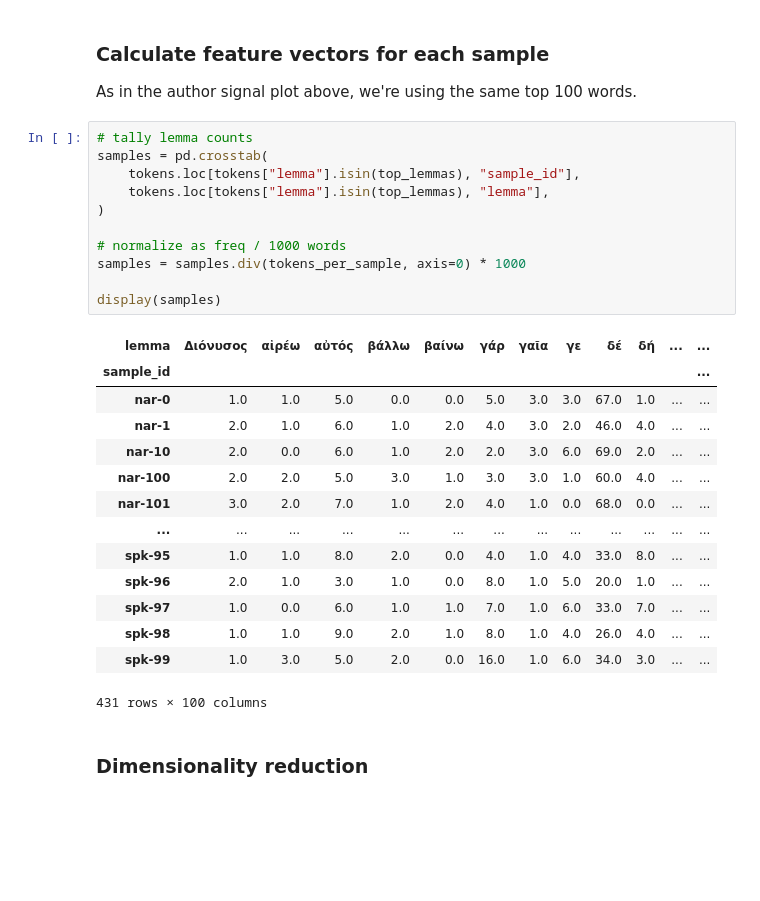
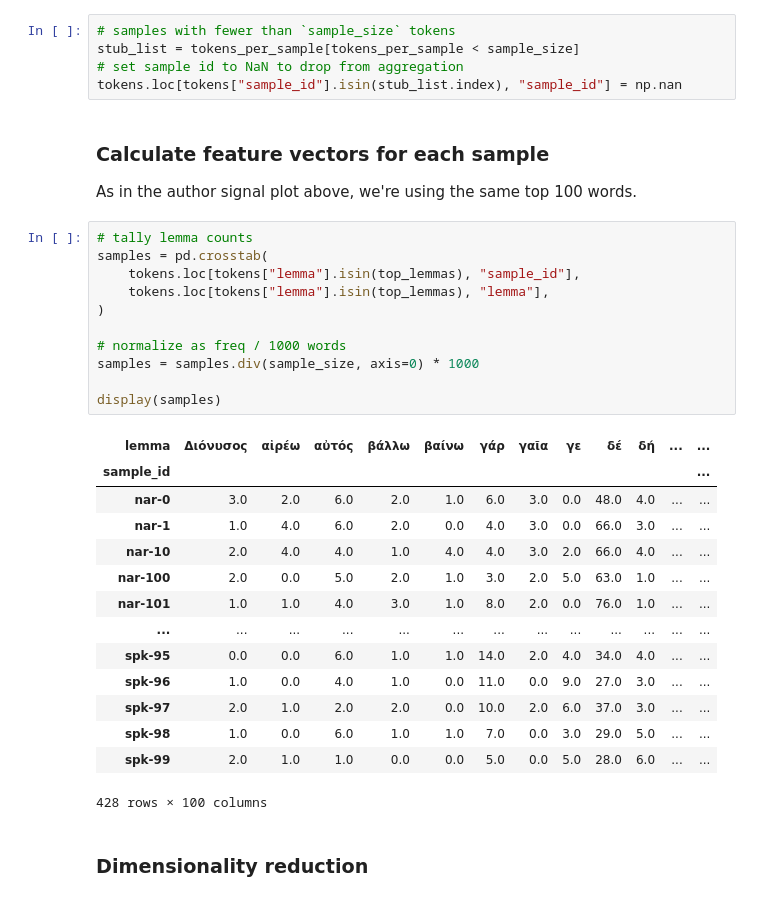
Before and after one commit to cwf2/ccc2026, a Jupyter notebook: 1 - Author and speech signal.ipynb, the cells around one changed output. Cells and saved outputs as stored; diff of their text form; blank space fills up the shorter version.

```diff
--- a/1 - Author and speech signal.ipynb
+++ b/1 - Author and speech signal.ipynb
@@ -215,3 +233,8 @@ sns.displot(tokens_per_sample)
+# %%
+# samples with fewer than `sample_size` tokens
+stub_list = tokens_per_sample[tokens_per_sample < sample_size]
+# set sample id to NaN to drop from aggregation
+tokens.loc[tokens["sample_id"].isin(stub_list.index), "sample_id"] = np.nan
 # %% [markdown]
 ### Calculate feature vectors for each sample
 
@@ -219,29 +242,29 @@ As in the author signal plot above, we're using the same top 100 words.
 # %%
 # tally lemma counts
 samples = pd.crosstab(
     tokens.loc[tokens["lemma"].isin(top_lemmas), "sample_id"],
     tokens.loc[tokens["lemma"].isin(top_lemmas), "lemma"],
 )
 
 # normalize as freq / 1000 words
-samples = samples.div(tokens_per_sample, axis=0) * 1000
+samples = samples.div(sample_size, axis=0) * 1000
 
 display(samples)
 # %% [output]
 | lemma | Διόνυσος | αἱρέω | αὐτός | βάλλω | βαίνω | γάρ | γαῖα | γε | δέ | δή | ... | ... |
 | sample_id |  |  |  |  |  |  |  |  |  |  |  | ... |
-| nar-0 | 1.0 | 1.0 | 5.0 | 0.0 | 0.0 | 5.0 | 3.0 | 3.0 | 67.0 | 1.0 | ... | ... |
-| nar-1 | 2.0 | 1.0 | 6.0 | 1.0 | 2.0 | 4.0 | 3.0 | 2.0 | 46.0 | 4.0 | ... | ... |
-| nar-10 | 2.0 | 0.0 | 6.0 | 1.0 | 2.0 | 2.0 | 3.0 | 6.0 | 69.0 | 2.0 | ... | ... |
-| nar-100 | 2.0 | 2.0 | 5.0 | 3.0 | 1.0 | 3.0 | 3.0 | 1.0 | 60.0 | 4.0 | ... | ... |
-| nar-101 | 3.0 | 2.0 | 7.0 | 1.0 | 2.0 | 4.0 | 1.0 | 0.0 | 68.0 | 0.0 | ... | ... |
+| nar-0 | 3.0 | 2.0 | 6.0 | 2.0 | 1.0 | 6.0 | 3.0 | 0.0 | 48.0 | 4.0 | ... | ... |
+| nar-1 | 1.0 | 4.0 | 6.0 | 2.0 | 0.0 | 4.0 | 3.0 | 0.0 | 66.0 | 3.0 | ... | ... |
+| nar-10 | 2.0 | 4.0 | 4.0 | 1.0 | 4.0 | 4.0 | 3.0 | 2.0 | 66.0 | 4.0 | ... | ... |
+| nar-100 | 2.0 | 0.0 | 5.0 | 2.0 | 1.0 | 3.0 | 2.0 | 5.0 | 63.0 | 1.0 | ... | ... |
+| nar-101 | 1.0 | 1.0 | 4.0 | 3.0 | 1.0 | 8.0 | 2.0 | 0.0 | 76.0 | 1.0 | ... | ... |
 | ... | ... | ... | ... | ... | ... | ... | ... | ... | ... | ... | ... | ... |
-| spk-95 | 1.0 | 1.0 | 8.0 | 2.0 | 0.0 | 4.0 | 1.0 | 4.0 | 33.0 | 8.0 | ... | ... |
-| spk-96 | 2.0 | 1.0 | 3.0 | 1.0 | 0.0 | 8.0 | 1.0 | 5.0 | 20.0 | 1.0 | ... | ... |
-| spk-97 | 1.0 | 0.0 | 6.0 | 1.0 | 1.0 | 7.0 | 1.0 | 6.0 | 33.0 | 7.0 | ... | ... |
-| spk-98 | 1.0 | 1.0 | 9.0 | 2.0 | 1.0 | 8.0 | 1.0 | 4.0 | 26.0 | 4.0 | ... | ... |
-| spk-99 | 1.0 | 3.0 | 5.0 | 2.0 | 0.0 | 16.0 | 1.0 | 6.0 | 34.0 | 3.0 | ... | ... |
+| spk-95 | 0.0 | 0.0 | 6.0 | 1.0 | 1.0 | 14.0 | 2.0 | 4.0 | 34.0 | 4.0 | ... | ... |
+| spk-96 | 1.0 | 0.0 | 4.0 | 1.0 | 0.0 | 11.0 | 0.0 | 9.0 | 27.0 | 3.0 | ... | ... |
+| spk-97 | 2.0 | 1.0 | 2.0 | 2.0 | 0.0 | 10.0 | 2.0 | 6.0 | 37.0 | 3.0 | ... | ... |
+| spk-98 | 1.0 | 0.0 | 6.0 | 1.0 | 1.0 | 7.0 | 0.0 | 3.0 | 29.0 | 5.0 | ... | ... |
+| spk-99 | 2.0 | 1.0 | 1.0 | 0.0 | 0.0 | 5.0 | 0.0 | 5.0 | 28.0 | 6.0 | ... | ... |
-431 rows × 100 columns
+428 rows × 100 columns
 # %% [markdown]
 ### Dimensionality reduction
 # %%
```
Also changed, not shown: parts of 18 cells of this notebook, 4 other files.
